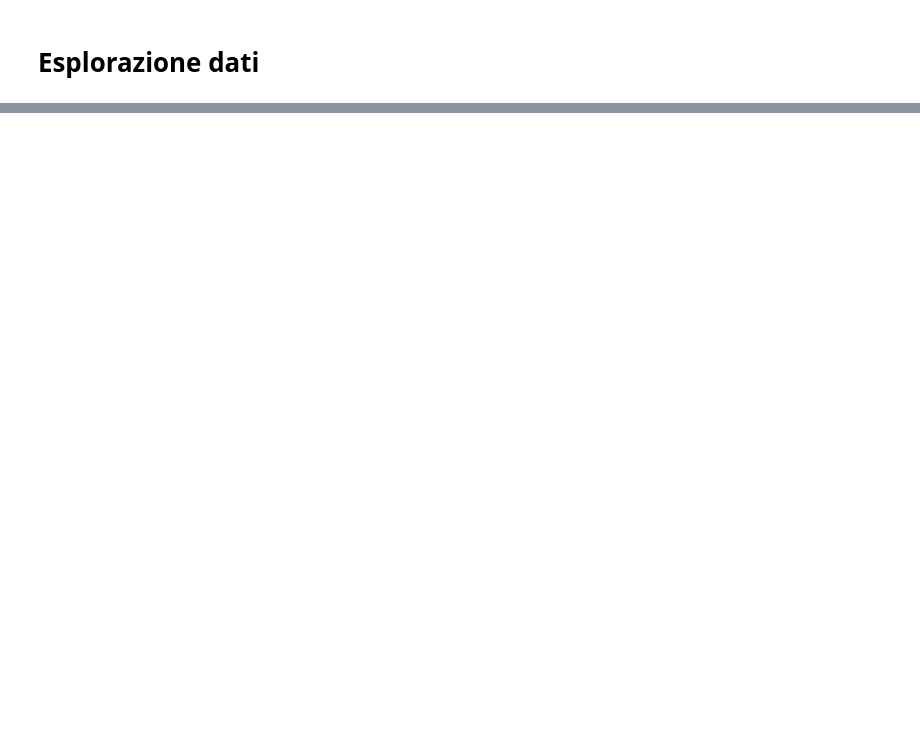
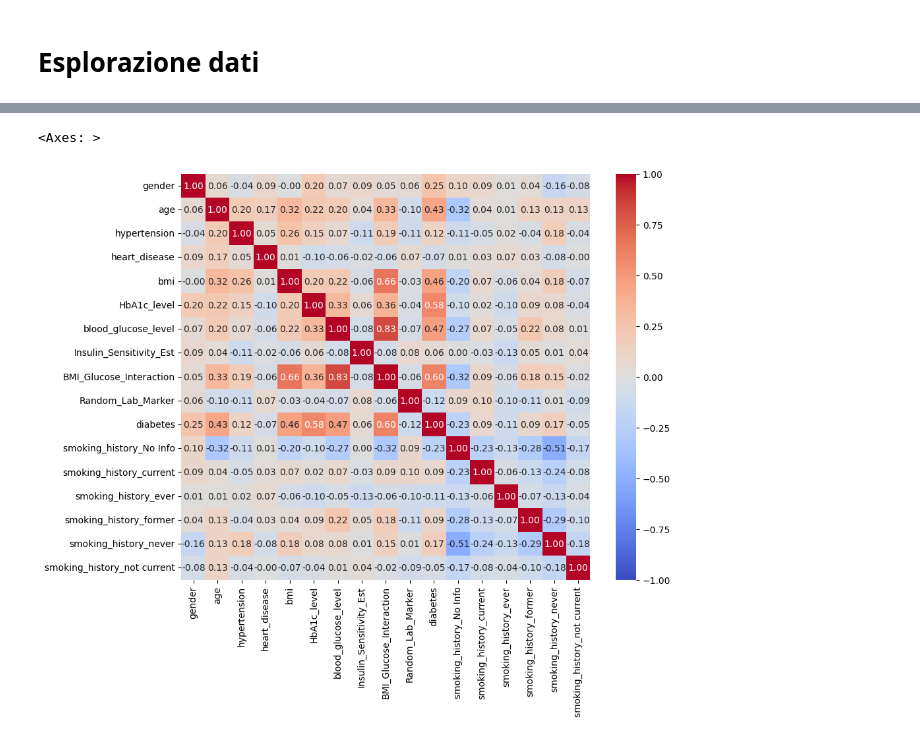
Before and after one commit to MaddalenaGhiotti/BusinessIntelligenceProject, a Jupyter notebook: Maddalena/EsplorazioneDati.ipynb, the cells around one changed output, grey strips where cells are left out. Drawn from its saved outputs; the diff is of its cells as text; code cells hidden in the pictures; blank space fills up the shorter version.

```diff
--- a/Maddalena/EsplorazioneDati.ipynb
+++ b/Maddalena/EsplorazioneDati.ipynb
@@ -35,0 +135,4 @@ from sklearn.discriminant_analysis import LinearDiscriminantAnalysis as LDA
+# %%
+#Encoding smoking data
+data_ohe = pd.get_dummies(data)
+display(data_ohe)
@@ -35,0 +282,4 @@ from sklearn.discriminant_analysis import LinearDiscriminantAnalysis as LDA
+# %%
+data_noNull = data_ohe.fillna(0)
+data_noNull_noOut = data_noNull[data_noNull['bmi']<60]
+display(data_noNull_noOut)
@@ -35,0 +300,9 @@ from sklearn.discriminant_analysis import LinearDiscriminantAnalysis as LDA
+# %%
+#Spearman correlation between features
+res = sp.stats.spearmanr(data_noNull_noOut)
+corr_matrix = pd.DataFrame(res.statistic, index=data_noNull_noOut.columns, columns=data_noNull_noOut.columns)
+plt.figure(figsize=(10, 8))
+sn.heatmap(corr_matrix, vmin=-1, vmax=1, annot=True, fmt=".2f", cmap='coolwarm')
+# %% [output]
+<Axes: >
+[figure, added]
```
Also changed, not shown: parts of 49 cells of this notebook, 3 other files.
